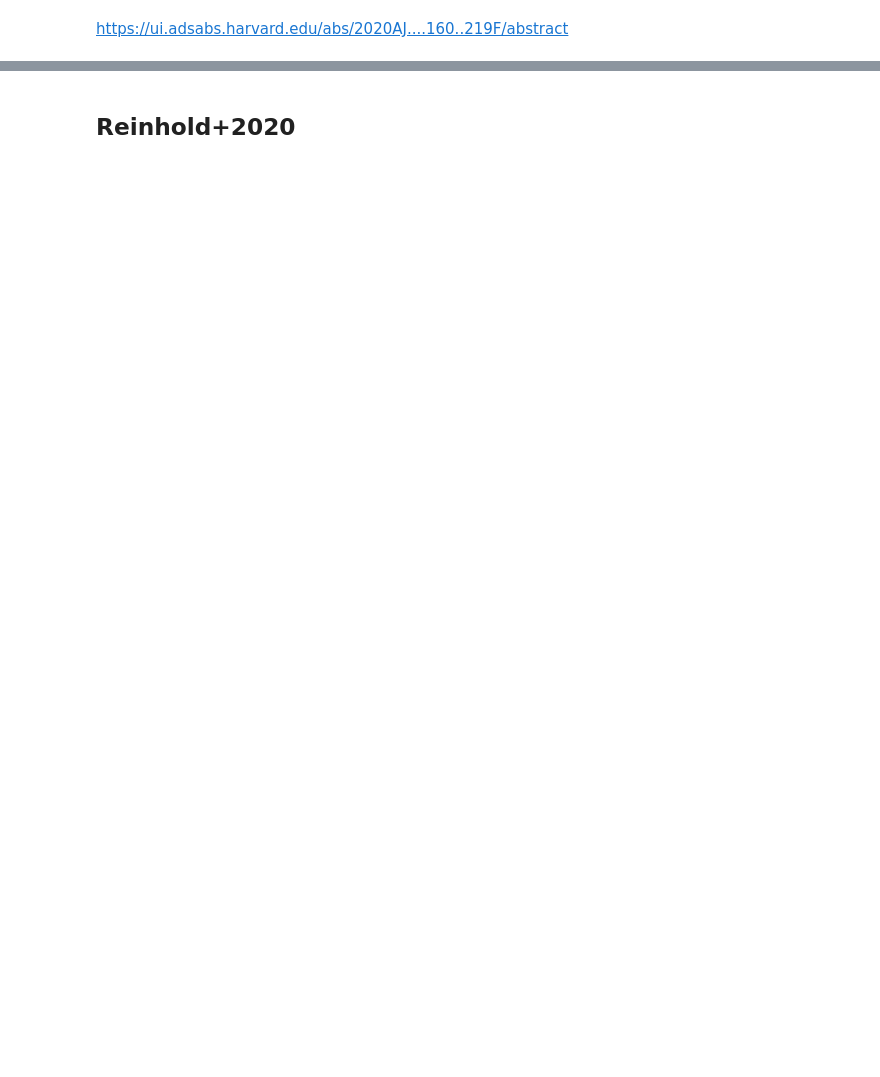
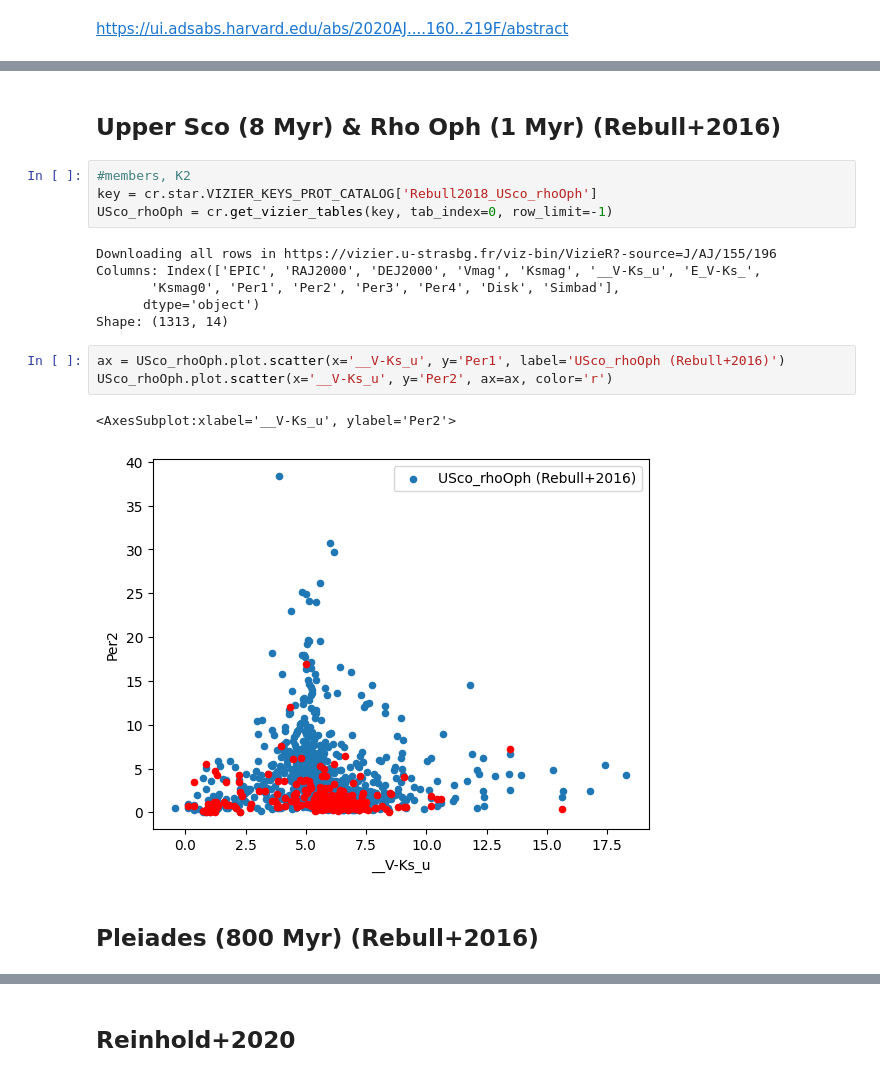
Before and after one commit to jpdeleon/chronos, a Jupyter notebook: notebooks/rotation_catalogs.ipynb, the cells around one changed output, grey strips where cells are left out. Drawn from its saved outputs; the diff is of its cells as text; blank space fills up the shorter version.

```diff
--- a/notebooks/rotation_catalogs.ipynb
+++ b/notebooks/rotation_catalogs.ipynb
@@ -28,0 +34,20 @@ Created TAP+ (v1.2.1) - Connection:
+# %% [markdown]
+## Upper Sco (8 Myr) & Rho Oph (1 Myr) (Rebull+2016)
+# %%
+#members, K2
+key = cr.star.VIZIER_KEYS_PROT_CATALOG['Rebull2018_USco_rhoOph']
+USco_rhoOph = cr.get_vizier_tables(key, tab_index=0, row_limit=-1)
+# %% [output]
+Downloading all rows in https://vizier.u-strasbg.fr/viz-bin/VizieR?-source=J/AJ/155/196
+Columns: Index(['EPIC', 'RAJ2000', 'DEJ2000', 'Vmag', 'Ksmag', '__V-Ks_u', 'E_V-Ks_',
+       'Ksmag0', 'Per1', 'Per2', 'Per3', 'Per4', 'Disk', 'Simbad'],
+      dtype='object')
+Shape: (1313, 14)
+# %%
+ax = USco_rhoOph.plot.scatter(x='__V-Ks_u', y='Per1', label='USco_rhoOph (Rebull+2016)')
+USco_rhoOph.plot.scatter(x='__V-Ks_u', y='Per2', ax=ax, color='r')
+# %% [output]
+<AxesSubplot:xlabel='__V-Ks_u', ylabel='Per2'>
+[figure, added]
+# %% [markdown]
+## Pleiades (800 Myr) (Rebull+2016)
```
Also changed, not shown: parts of 24 cells of this notebook, 10 other files.
